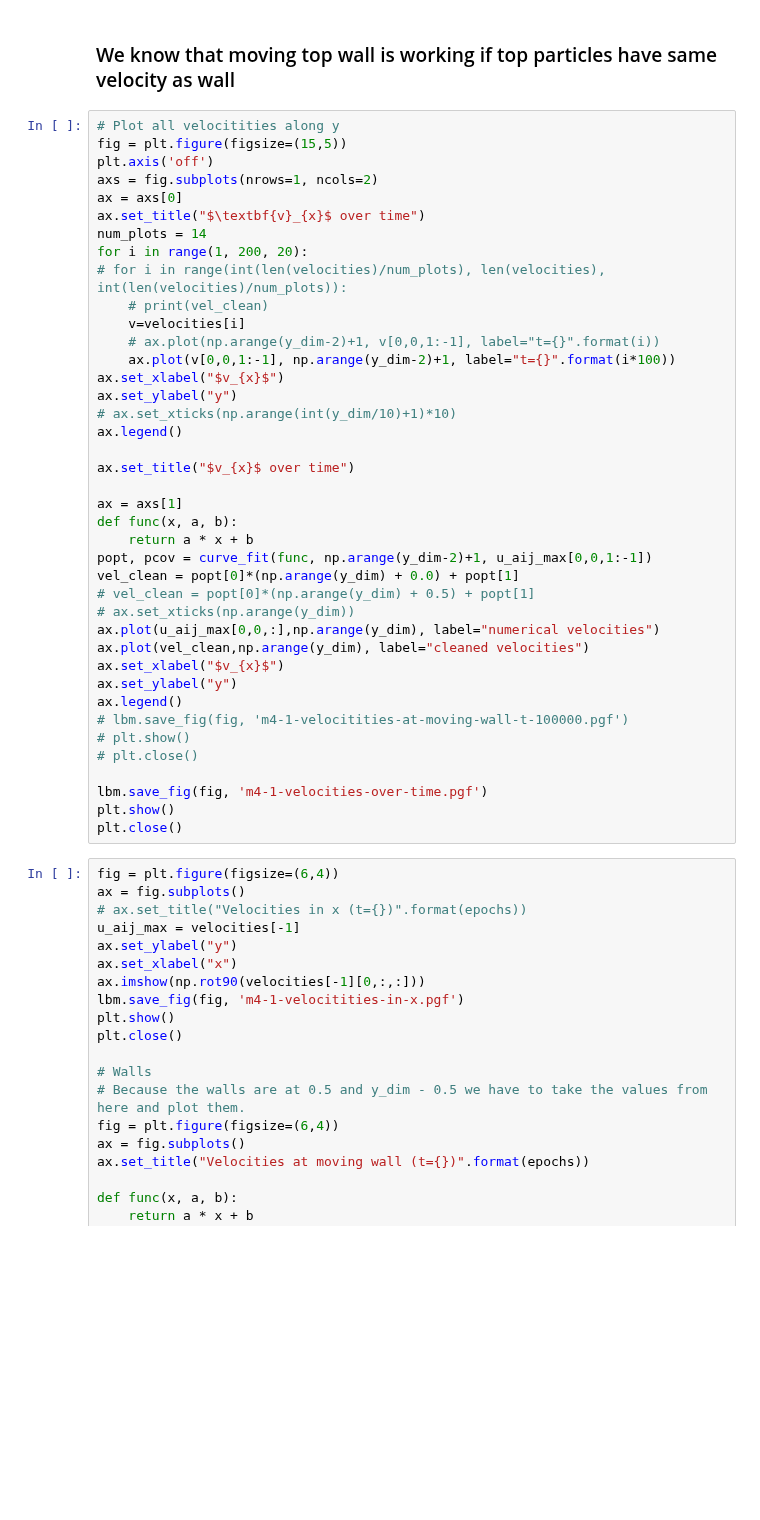
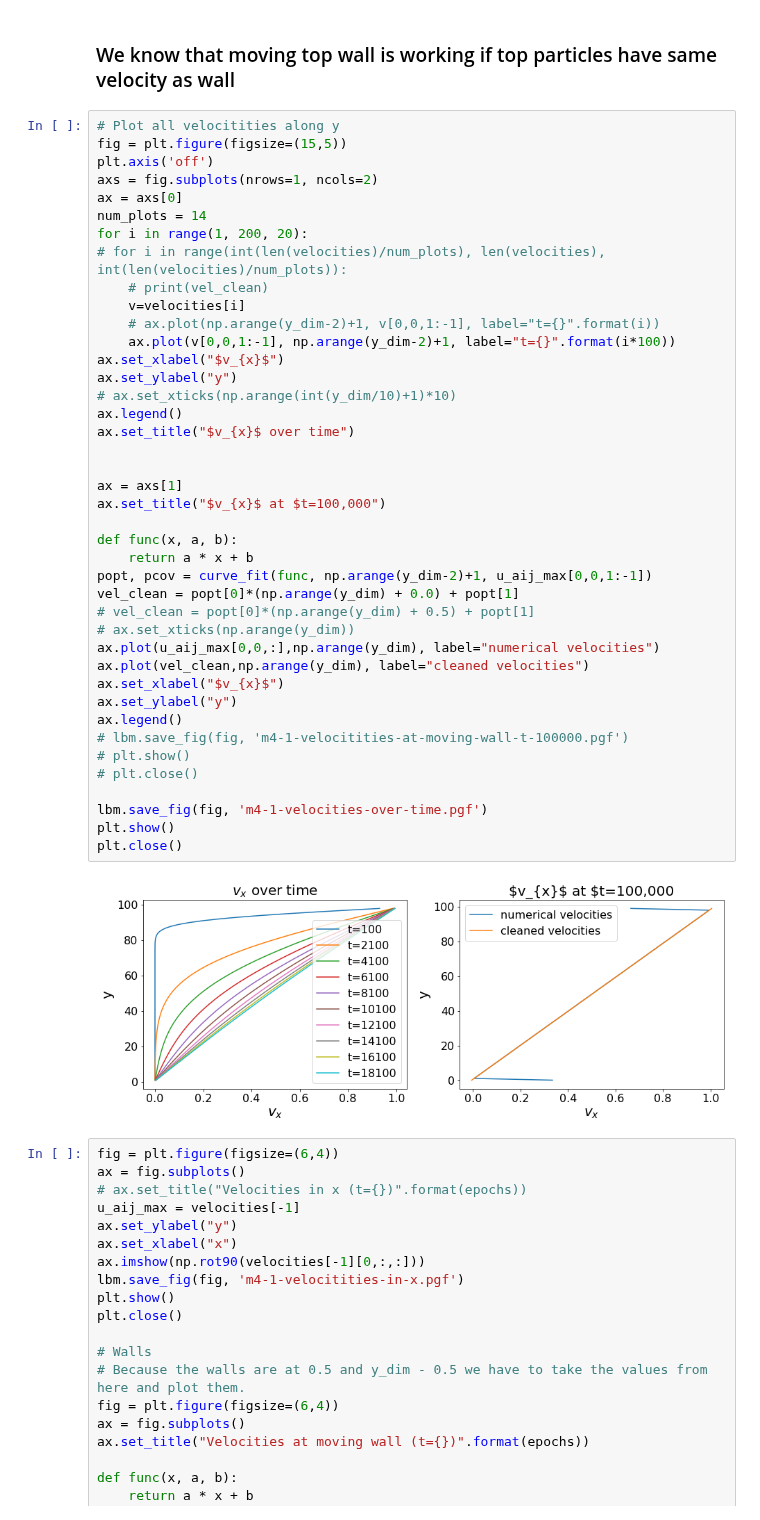
Before and after one commit to jonas27/pylbm, a Jupyter notebook: milestones/m4/m4.ipynb, the cells around one changed output. Cells and saved outputs as stored; diff of their text form; blank space fills up the shorter version.

```diff
--- a/milestones/m4/m4.ipynb
+++ b/milestones/m4/m4.ipynb
@@ -67,40 +67,43 @@ fig = plt.figure(figsize=(15,5))
 plt.axis('off')
 axs = fig.subplots(nrows=1, ncols=2)
 ax = axs[0]
-ax.set_title("$\textbf{v}_{x}$ over time")
 num_plots = 14
 for i in range(1, 200, 20):
 # for i in range(int(len(velocities)/num_plots), len(velocities), int(len(velocities)/num_plots)):
     # print(vel_clean)
     v=velocities[i]
     # ax.plot(np.arange(y_dim-2)+1, v[0,0,1:-1], label="t={}".format(i))
     ax.plot(v[0,0,1:-1], np.arange(y_dim-2)+1, label="t={}".format(i*100))
 ax.set_xlabel("$v_{x}$")
 ax.set_ylabel("y")
 # ax.set_xticks(np.arange(int(y_dim/10)+1)*10)
 ax.legend()
-
 ax.set_title("$v_{x}$ over time")
 
+
 ax = axs[1]
+ax.set_title("$v_{x}$ at $t=100,000")
+
 def func(x, a, b):
     return a * x + b
 popt, pcov = curve_fit(func, np.arange(y_dim-2)+1, u_aij_max[0,0,1:-1])
 vel_clean = popt[0]*(np.arange(y_dim) + 0.0) + popt[1]
 # vel_clean = popt[0]*(np.arange(y_dim) + 0.5) + popt[1]
 # ax.set_xticks(np.arange(y_dim))
 ax.plot(u_aij_max[0,0,:],np.arange(y_dim), label="numerical velocities")
 ax.plot(vel_clean,np.arange(y_dim), label="cleaned velocities")
 ax.set_xlabel("$v_{x}$")
 ax.set_ylabel("y")
 ax.legend()
 # lbm.save_fig(fig, 'm4-1-velocitities-at-moving-wall-t-100000.pgf')
 # plt.show()
 # plt.close()
 
 lbm.save_fig(fig, 'm4-1-velocities-over-time.pgf')
 plt.show()
 plt.close()
+# %% [output]
+[figure, added]
 # %%
 fig = plt.figure(figsize=(6,4))
 ax = fig.subplots()
```
